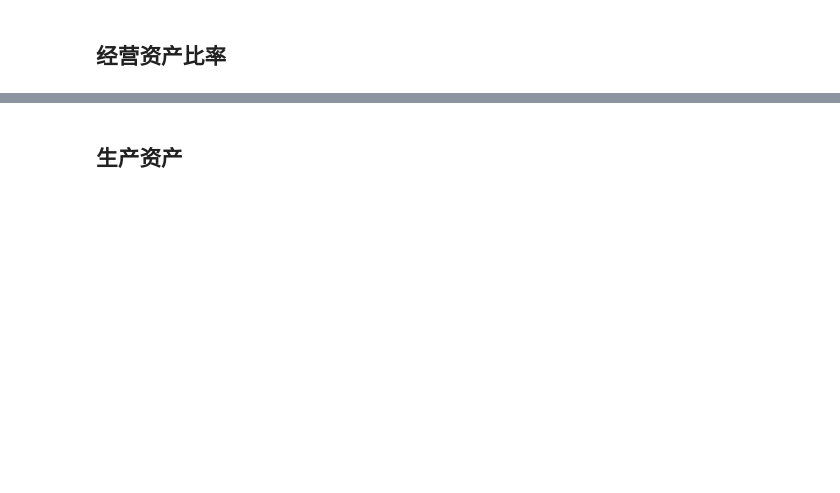
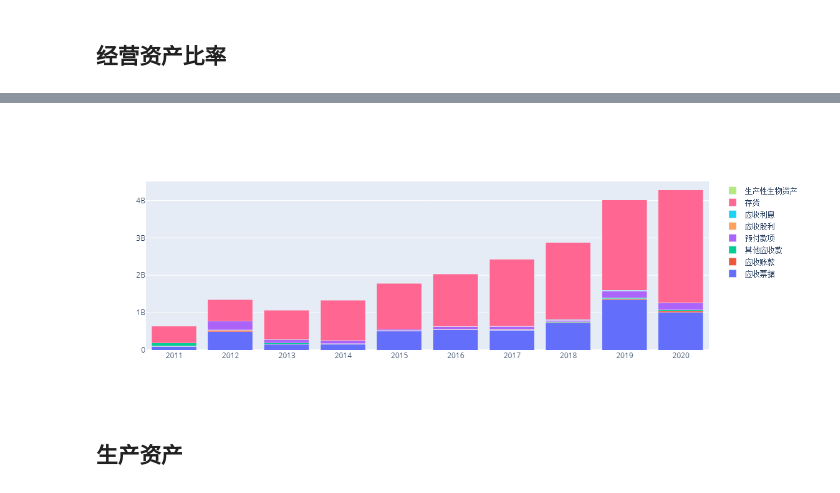
Before and after one commit to nju-luke/inves, a Jupyter notebook: analysis-20201020.ipynb, the cells around one changed output, grey strips where cells are left out. Saved outputs shown, nothing was run; the diff lists cells and outputs as text; code cells hidden in the pictures; blank space fills up the shorter version.

```diff
--- a/analysis-20201020.ipynb
+++ b/analysis-20201020.ipynb
@@ -61,3 +70,13 @@ px.line(balancesheet,y='op_ratio')
+# %%
+fig = go.Figure()
+for col in cols_op:
+    fig.add_trace(go.Bar(x=balancesheet.end_date, y=balancesheet[col], name=cols_op[col]))
+
+# Change the bar mode
+fig.update_layout(barmode='stack')
+fig.show()
+# %% [output]
+[figure, added]
 # %% [markdown]
 ## 生产资产
 # %%
```
Also changed, not shown: parts of 20 cells of this notebook.
